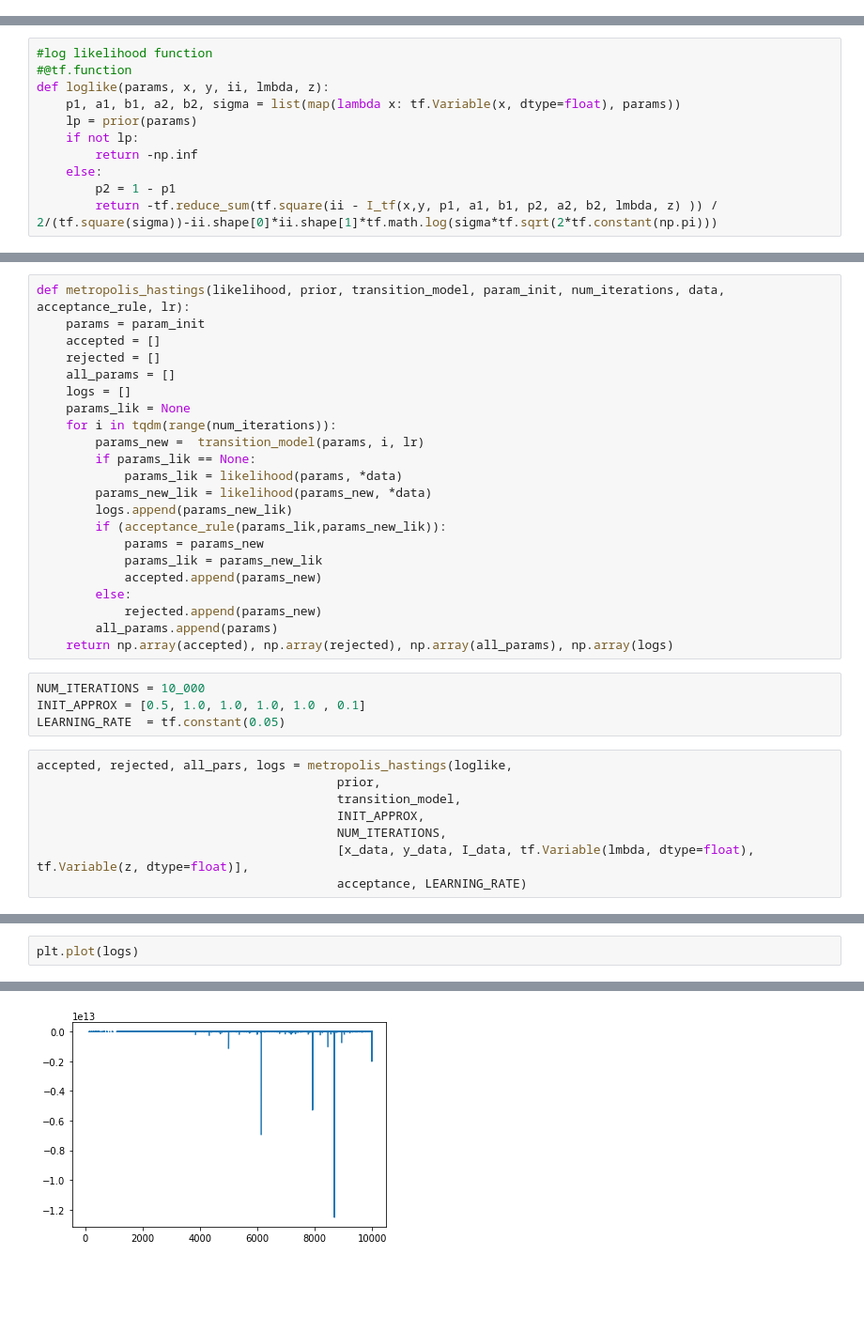
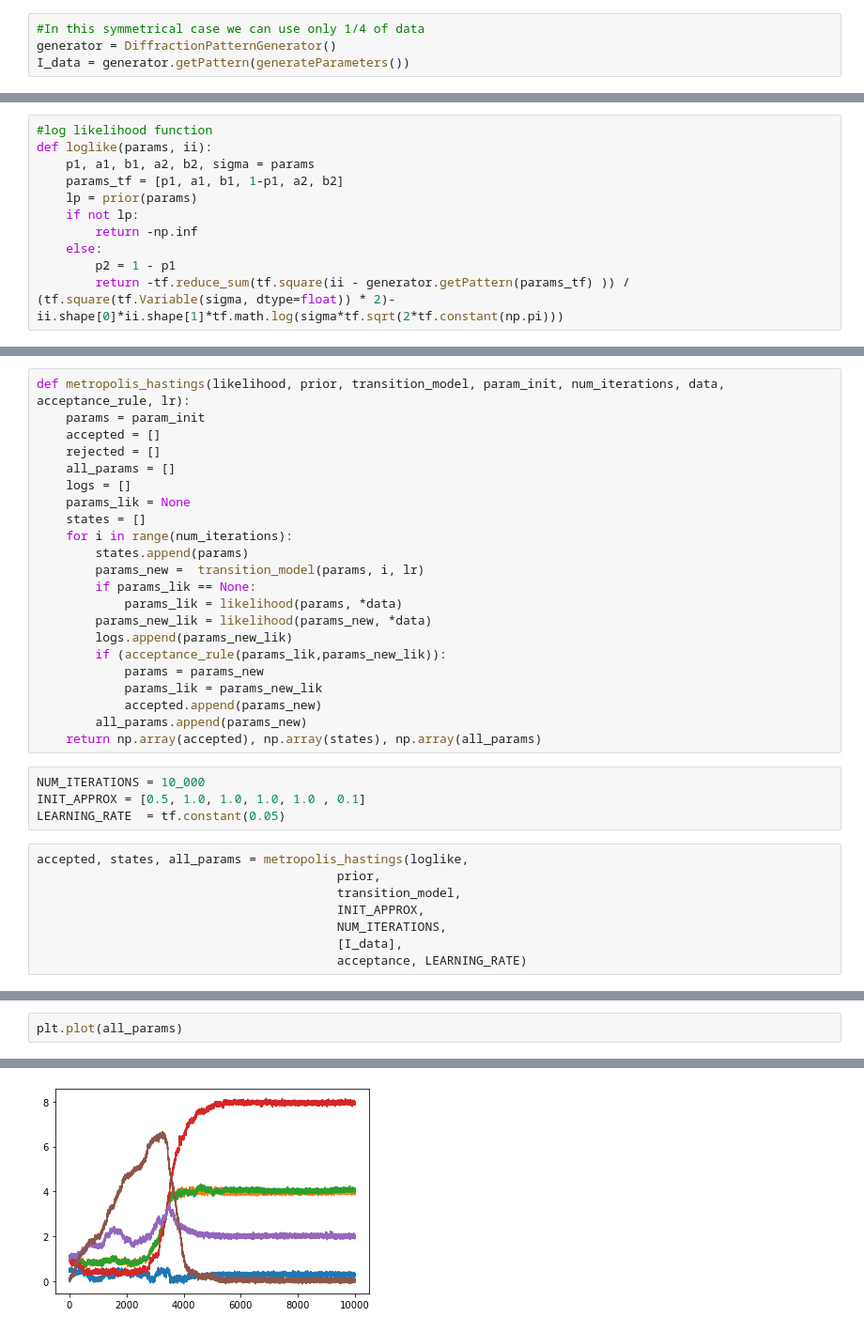
Before and after one commit to soapun/mcmc, a Jupyter notebook: dif_pat_bimodal_tf.ipynb, the cells around one changed output, grey strips where cells are left out. Shown at 94% size. Cells and saved outputs as stored; diff of their text form; blank space fills up the shorter version.

```diff
--- a/dif_pat_bimodal_tf.ipynb
+++ b/dif_pat_bimodal_tf.ipynb
@@ -114,3 +97,7 @@ I_data = tf.Variable(dif_pat[:dif_pat.shape[0], :dif_pat.shape[0]], dtype=float)
+# %%
+#In this symmetrical case we can use only 1/4 of data
+generator = DiffractionPatternGenerator()
+I_data = generator.getPattern(generateParameters())
 # %%
 def transition_model(params, it, lr):
     p1, a1, b1, a2, b2, sigma = params
@@ -141,15 +128,15 @@ def prior(params):
     return False
 # %%
 #log likelihood function
-#@tf.function
-def loglike(params, x, y, ii, lmbda, z):
-    p1, a1, b1, a2, b2, sigma = list(map(lambda x: tf.Variable(x, dtype=float), params))
+def loglike(params, ii):
+    p1, a1, b1, a2, b2, sigma = params
+    params_tf = [p1, a1, b1, 1-p1, a2, b2]
     lp = prior(params)
     if not lp:
         return -np.inf
     else:
         p2 = 1 - p1
-        return -tf.reduce_sum(tf.square(ii - I_tf(x,y, p1, a1, b1, p2, a2, b2, lmbda, z) )) / 2/(tf.square(sigma))-ii.shape[0]*ii.shape[1]*tf.math.log(sigma*tf.sqrt(2*tf.constant(np.pi)))
+        return -tf.reduce_sum(tf.square(ii - generator.getPattern(params_tf) )) / (tf.square(tf.Variable(sigma, dtype=float)) * 2)-ii.shape[0]*ii.shape[1]*tf.math.log(sigma*tf.sqrt(2*tf.constant(np.pi)))
 # %% [markdown]
 $$\log{\mathcal{L}}
 = \log{\prod\limits_{i, j=1}^N{f(I_{ij}|x_i, y_j,\lambda, z, \theta)}}=
@@ -171,7 +158,9 @@ def metropolis_hastings(likelihood, prior, transition_model, param_init, num_ite
     all_params = []
     logs = []
     params_lik = None
-    for i in tqdm(range(num_iterations)):
+    states = []
+    for i in range(num_iterations):
+        states.append(params)
         params_new =  transition_model(params, i, lr)
         if params_lik == None:
             params_lik = likelihood(params, *data)
@@ -181,19 +170,17 @@ def metropolis_hastings(likelihood, prior, transition_model, param_init, num_ite
             params = params_new
             params_lik = params_new_lik
             accepted.append(params_new)
-        else:
-            rejected.append(params_new)
-        all_params.append(params)
-    return np.array(accepted), np.array(rejected), np.array(all_params), np.array(logs)
+        all_params.append(params_new)
+    return np.array(accepted), np.array(states), np.array(all_params)
 # %%
 NUM_ITERATIONS = 10_000
 INIT_APPROX = [0.5, 1.0, 1.0, 1.0, 1.0 , 0.1]
 LEARNING_RATE  = tf.constant(0.05)
 # %%
-accepted, rejected, all_pars, logs = metropolis_hastings(loglike,
+accepted, states, all_params = metropolis_hastings(loglike,
                                          prior,
                                          transition_model,
                                          INIT_APPROX,
                                          NUM_ITERATIONS,
-                                         [x_data, y_data, I_data, tf.Variable(lmbda, dtype=float), tf.Variable(z, dtype=float)],
+                                         [I_data],
                                          acceptance, LEARNING_RATE)
@@ -220,3 +191,3 @@ array([[0.39956, 0.97368, 1.00911, 0.91936, 1.06911, 0.13252],
 # %%
-plt.plot(logs)
+plt.plot(all_params)
 # %% [output]
@@ -224 +200 @@ plt.plot(logs)
-[figure, old version]
+[figure, new version]
```
Also changed, not shown: parts of 32 cells of this notebook.
